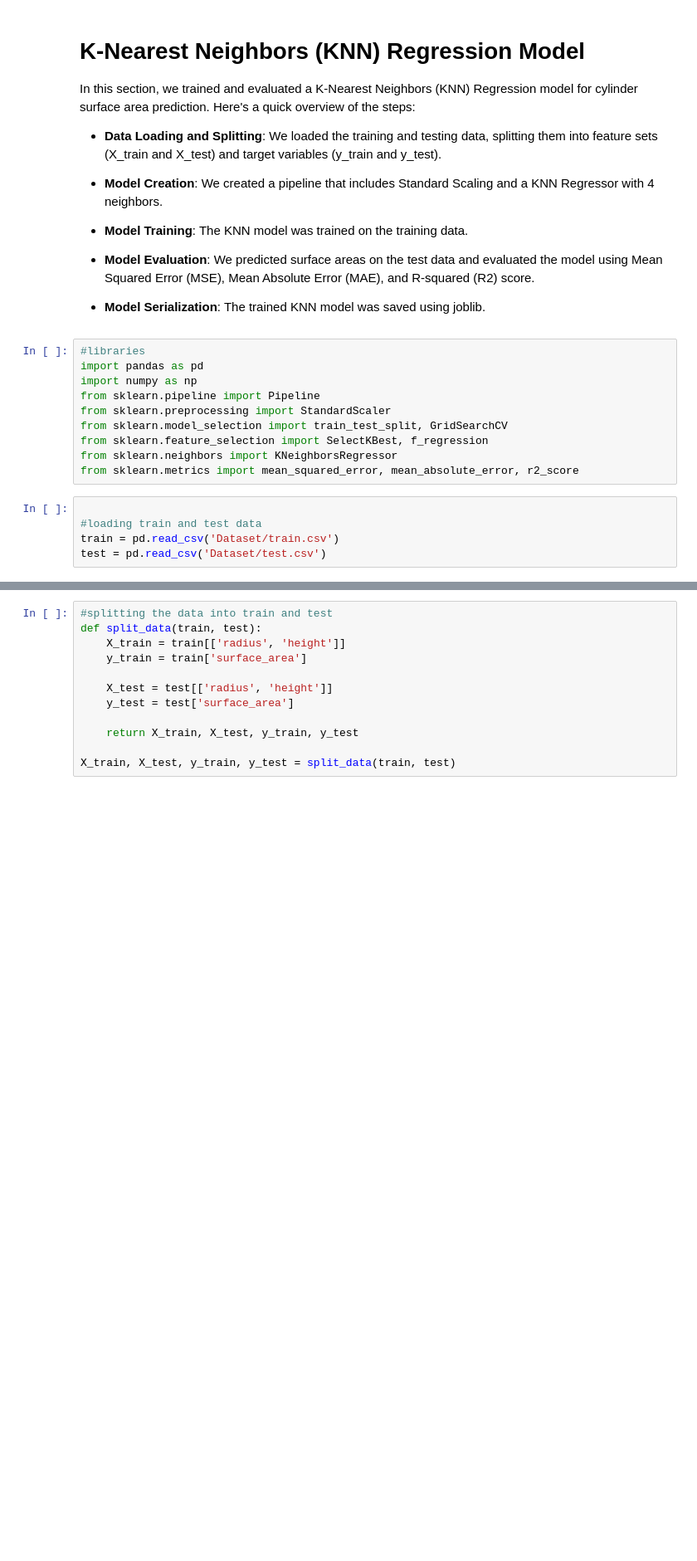
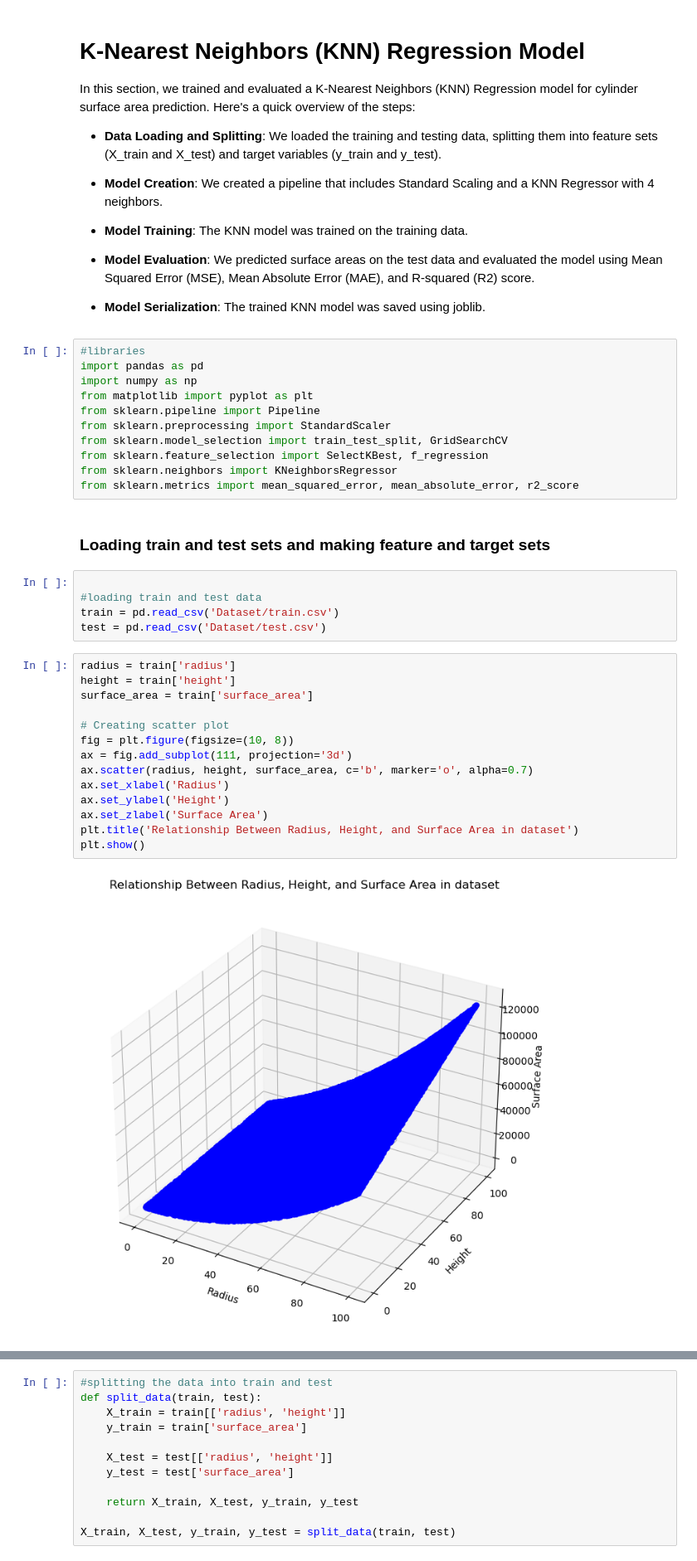
Before and after one commit to Haseeb1919/area-of-cylinder, a Jupyter notebook: KNN_Model.ipynb, the cells around one changed output, grey strips where cells are left out. Shown: that part at 83% size. Cells and saved outputs as stored; diff of their text form; blank space fills up the shorter version.

```diff
--- a/KNN_Model.ipynb
+++ b/KNN_Model.ipynb
@@ -16,14 +16,33 @@ In this section, we trained and evaluated a K-Nearest Neighbors (KNN) Regression
 #libraries
 import pandas as pd
 import numpy as np
+from matplotlib import pyplot as plt
 from sklearn.pipeline import Pipeline
 from sklearn.preprocessing import StandardScaler
 from sklearn.model_selection import train_test_split, GridSearchCV
 from sklearn.feature_selection import SelectKBest, f_regression
 from sklearn.neighbors import KNeighborsRegressor
 from sklearn.metrics import mean_squared_error, mean_absolute_error, r2_score
+# %% [markdown]
+### Loading train and test sets and making feature and target sets
 # %%
 
 #loading train and test data
 train = pd.read_csv('Dataset/train.csv')
 test = pd.read_csv('Dataset/test.csv')
+# %%
+radius = train['radius']
+height = train['height']
+surface_area = train['surface_area']
+
+# Creating scatter plot
+fig = plt.figure(figsize=(10, 8))
+ax = fig.add_subplot(111, projection='3d')
+ax.scatter(radius, height, surface_area, c='b', marker='o', alpha=0.7)
+ax.set_xlabel('Radius')
+ax.set_ylabel('Height')
+ax.set_zlabel('Surface Area')
+plt.title('Relationship Between Radius, Height, and Surface Area in dataset')
+plt.show()
+# %% [output]
+[figure, added]
```
Also changed, not shown: parts of 3 cells of this notebook.
